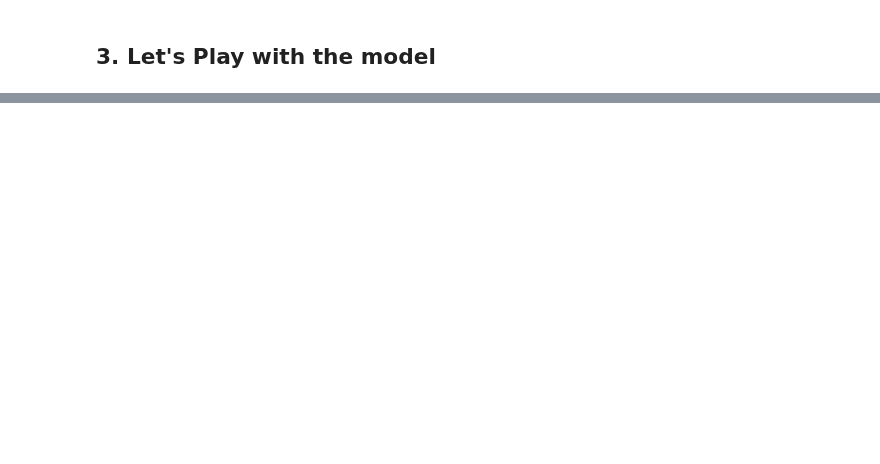
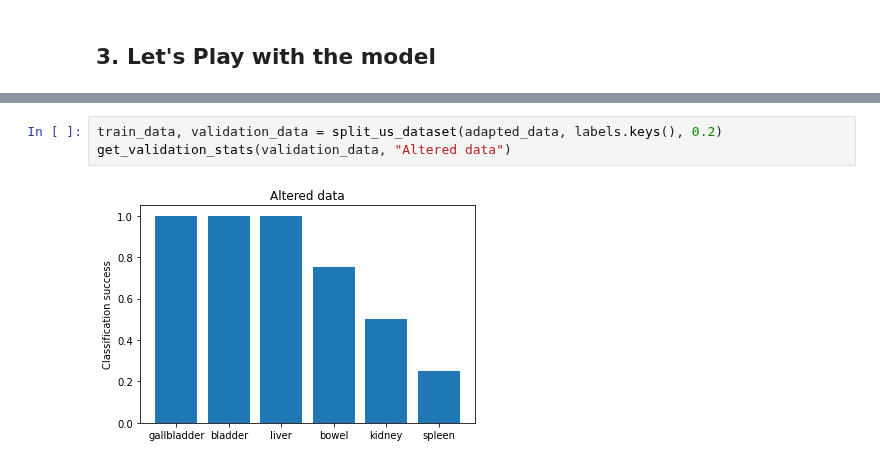
Before and after one commit to Juanki0396/TFG, a Jupyter notebook: IA_Ultrasounds.ipynb, the cells around one changed output, grey strips where cells are left out. Drawn from its saved outputs; the diff is of its cells as text; blank space fills up the shorter version.

```diff
--- a/IA_Ultrasounds.ipynb
+++ b/IA_Ultrasounds.ipynb
@@ -147,0 +179,5 @@ Text(0.5, 1.0, 'Non altered data')
+# %%
+train_data, validation_data = split_us_dataset(adapted_data, labels.keys(), 0.2)
+get_validation_stats(validation_data, "Altered data")
+# %% [output]
+[figure, added]
```
Also changed, not shown: parts of 13 cells of this notebook, 4 other files.
